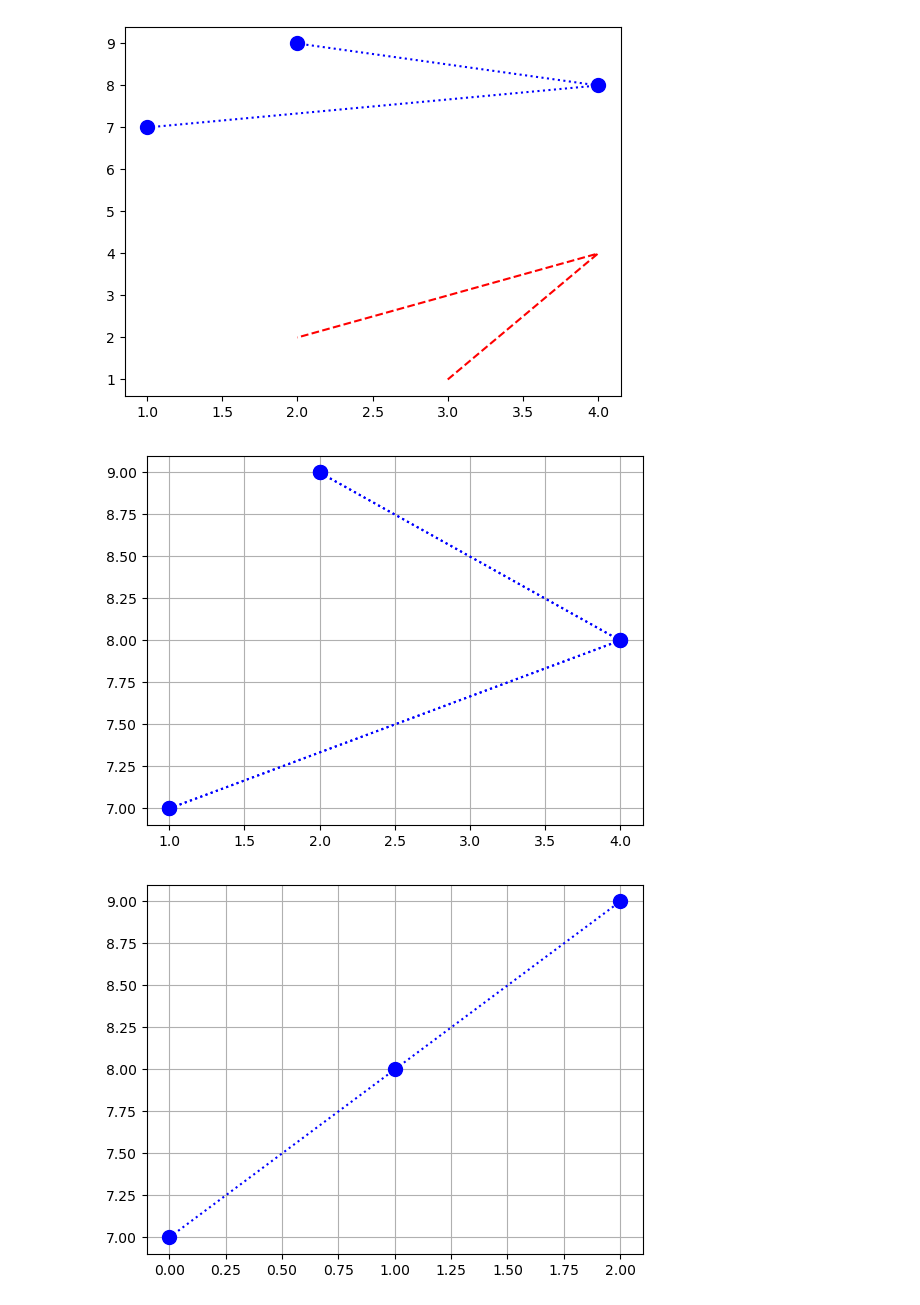
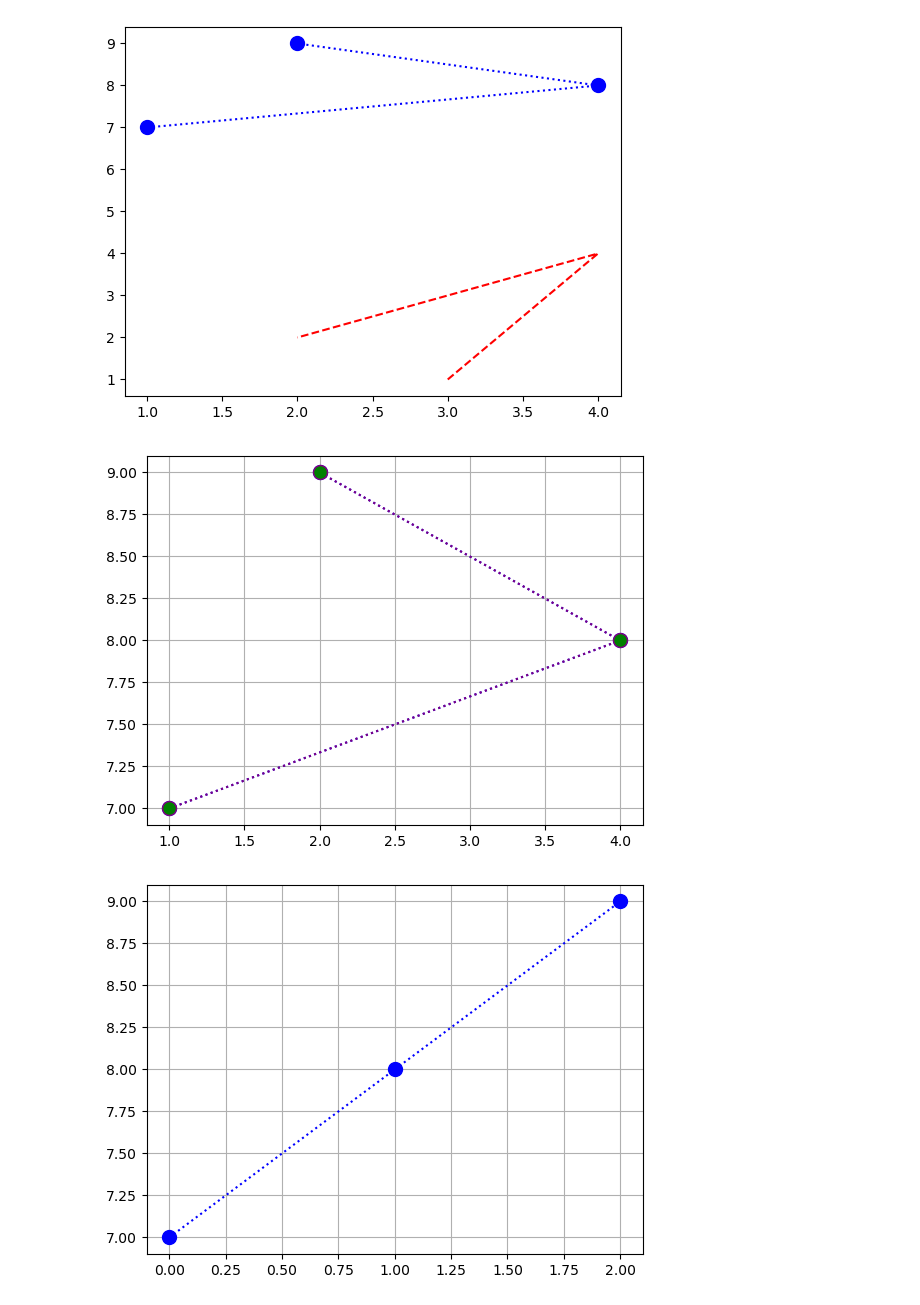
Before and after one commit to yazz0dev/DataScinceLab, a Jupyter notebook: record3/sample.ipynb, the cells around one changed output. Saved outputs shown, nothing was run; the diff lists cells and outputs as text; code cells hidden in the pictures.

```diff
--- a/record3/sample.ipynb
+++ b/record3/sample.ipynb
@@ -33,10 +33,10 @@ plt.plot(x,y,"o",c="blue",ls=":",ms=10,)
 # %%
 plt.plot(x,y,"o",c="blue",ls=":",ms=10,)
 plt.grid(y)
-plt.plot(x,y,"o",c="blue",ls=":",ms=10,)
+plt.plot(x,y,"o",c="purple",ls=":",ms=10,markerfacecolor="green")
 plt.grid(y)
 # %% [output]
-[figure, old version]
+[figure, new version]
 # %%
 plt.plot(y,"o",c="blue",ls=":",ms=10,)
 plt.grid(y)
```
